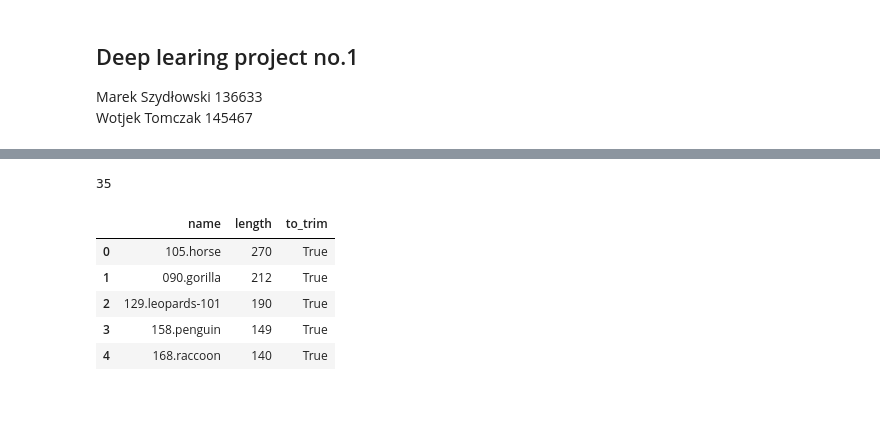
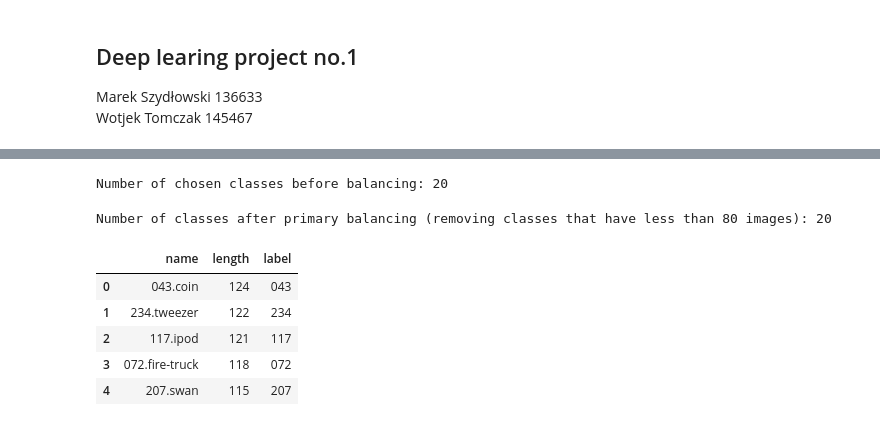
Before and after one commit to Vosloo/image-classifier, a Jupyter notebook: project.ipynb, the cells around one changed output, grey strips where cells are left out. Saved outputs shown, nothing was run; the diff lists cells and outputs as text; code cells hidden in the pictures.

```diff
--- a/project.ipynb
+++ b/project.ipynb
@@ -27,0 +25,19 @@ assert data_check.exists(), "Please download the data first: vision.caltech.edu/
+# %%
+# cheking size of classes in our database of choice
+
+file_counter = []
+
+for data_dir in Path(DATA_PATH).iterdir():
+    file_counter.append(
+        [
+            len(fnmatch.filter(os.listdir(data_dir), "*.jpg")),
+            str(data_dir).split("/")[-1],
+        ]
+    )
+
+results = pd.DataFrame(
+    sorted(file_counter, key=lambda x: x[0], reverse=True),
+    columns=["FILE COUNT", "CLASS NAME"],
+)
+
+results
@@ -90,8 +160,12 @@ animal_codes = np.array(
+# %%
+# np.random.seed(23)
+np.random.seed(888)
+random_ids = np.random.choice([str(i).zfill(3) for i in range(258)], 20, replace=False)
 # %%
 images = {}
 for data_dir in Path(DATA_PATH).iterdir():
     num, _ = data_dir.name.split(".")
-    if num in animal_codes:
+    if num in random_ids:
         for f in data_dir.iterdir():
             if not f.is_file():
                 continue
@@ -101,7 +175,7 @@ for data_dir in Path(DATA_PATH).iterdir():
             else:
                 images[data_dir.name] += 1
 
-df = (
+ddf = (
     pd.DataFrame.from_dict(images, "index")
     .reset_index()
     .rename({0: "length", "index": "name"}, axis=1)
@@ -117,25 +183,25 @@ median = df['length'].median()
+# %%
+print(f"Number of chosen classes before balancing: {len(ddf)}")
+# %% [output]
+Number of chosen classes before balancing: 20
 # %%
-modify_thershold = 0.1
-df = df[
-    df["length"].apply(lambda x: False if x < (1 - modify_thershold) * median else True)
-]
+ddf = ddf[ddf["length"].apply(lambda x: False if x < 80 else True)]
 
-df.loc[:, "to_trim"] = (
-    df["length"]
-    .apply(lambda x: True if x > (1 + modify_thershold) * median else False)
-)
+ddf.loc[:, "label"] = ddf["name"].apply(lambda x: x.split(".")[0])
 
-df = df.sort_values(by='length', ascending=False).reset_index(drop=True)
+ddf = ddf.sort_values(by="length", ascending=False).reset_index(drop=True)
-# %%
-len(df)
-# %% [output]
-35
+# %%
+print(
+    f"Number of classes after primary balancing (removing classes that have less than 80 images): {len(ddf)}"
+)
+# %% [output]
+Number of classes after primary balancing (removing classes that have less than 80 images): 20
 # %%
-df.head()
+ddf.head()
 # %% [output]
-|  | name | length | to_trim |
-| 0 | 105.horse | 270 | True |
-| 1 | 090.gorilla | 212 | True |
-| 2 | 129.leopards-101 | 190 | True |
-| 3 | 158.penguin | 149 | True |
-| 4 | 168.raccoon | 140 | True |
+|  | name | length | label |
+| 0 | 043.coin | 124 | 043 |
+| 1 | 234.tweezer | 122 | 234 |
+| 2 | 117.ipod | 121 | 117 |
+| 3 | 072.fire-truck | 118 | 072 |
+| 4 | 207.swan | 115 | 207 |
```
Also changed, not shown: parts of 38 cells of this notebook.
